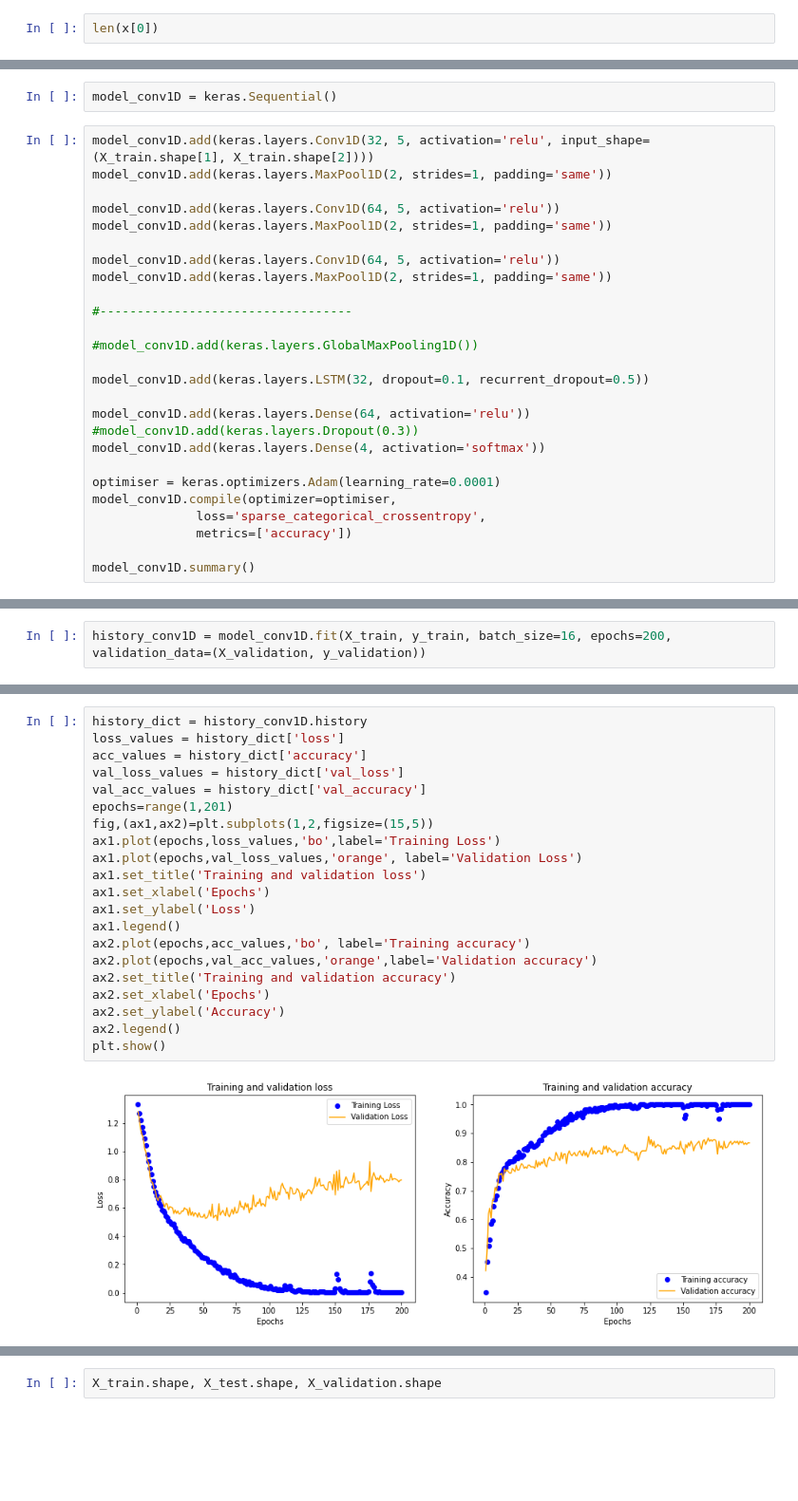
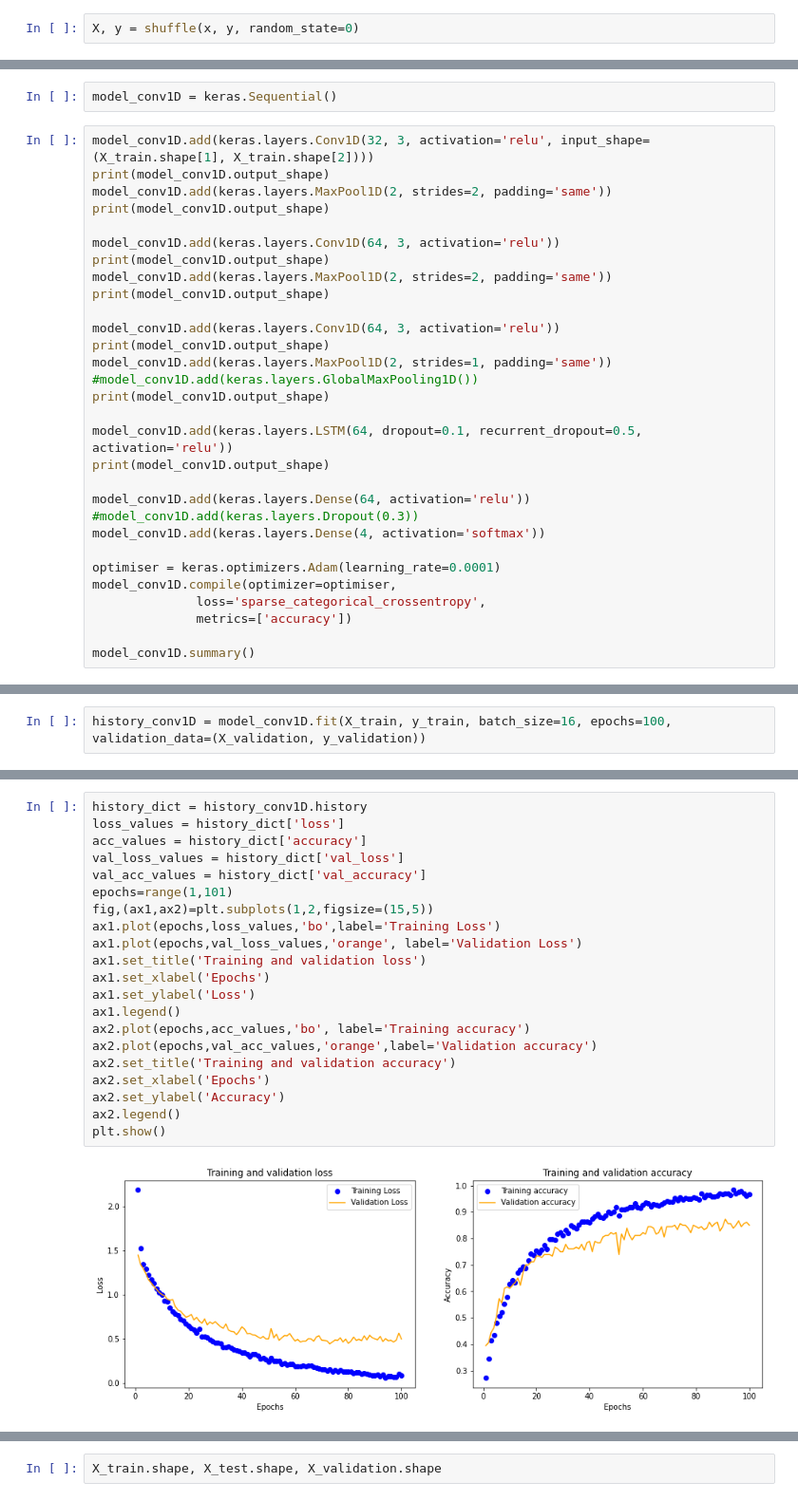
Before and after one commit to Muhammad-Bilal-MB/Socion, a Jupyter notebook: Emotion Detection using ANN and CNN .ipynb, the cells around one changed output, grey strips where cells are left out. Shown at 95% size. Drawn from its saved outputs; the diff is of its cells as text; blank space fills up the shorter version.

```diff
--- a/Emotion Detection using ANN and CNN .ipynb
+++ b/Emotion Detection using ANN and CNN .ipynb
@@ -143,4 +144,4 @@ x, y = load_data(DATA_PATH)
 # %% [output]
 Data succesfully loaded!
 # %%
-len(x[0])
+X, y = shuffle(x, y, random_state=0)
@@ -410,20 +329,24 @@ test_loss_Conv2D, test_acc_Conv2D = model_conv2d_lstm.evaluate(X_test_Conv2D, y_
 # %%
 model_conv1D = keras.Sequential()
 # %%
-model_conv1D.add(keras.layers.Conv1D(32, 5, activation='relu', input_shape=(X_train.shape[1], X_train.shape[2])))
+model_conv1D.add(keras.layers.Conv1D(32, 3, activation='relu', input_shape=(X_train.shape[1], X_train.shape[2])))
+print(model_conv1D.output_shape)
+model_conv1D.add(keras.layers.MaxPool1D(2, strides=2, padding='same'))
+print(model_conv1D.output_shape)
+
+model_conv1D.add(keras.layers.Conv1D(64, 3, activation='relu'))
+print(model_conv1D.output_shape)
+model_conv1D.add(keras.layers.MaxPool1D(2, strides=2, padding='same'))
+print(model_conv1D.output_shape)
+
+model_conv1D.add(keras.layers.Conv1D(64, 3, activation='relu'))
+print(model_conv1D.output_shape)
 model_conv1D.add(keras.layers.MaxPool1D(2, strides=1, padding='same'))
+#model_conv1D.add(keras.layers.GlobalMaxPooling1D())
+print(model_conv1D.output_shape)
 
-model_conv1D.add(keras.layers.Conv1D(64, 5, activation='relu'))
-model_conv1D.add(keras.layers.MaxPool1D(2, strides=1, padding='same'))
-
-model_conv1D.add(keras.layers.Conv1D(64, 5, activation='relu'))
-model_conv1D.add(keras.layers.MaxPool1D(2, strides=1, padding='same'))
-
-#----------------------------------
-
-#model_conv1D.add(keras.layers.GlobalMaxPooling1D())
-
-model_conv1D.add(keras.layers.LSTM(32, dropout=0.1, recurrent_dropout=0.5))
+model_conv1D.add(keras.layers.LSTM(64, dropout=0.1, recurrent_dropout=0.5, activation='relu'))
+print(model_conv1D.output_shape)
 
 model_conv1D.add(keras.layers.Dense(64, activation='relu'))
 #model_conv1D.add(keras.layers.Dropout(0.3))
@@ -454,5 +377,5 @@ Trainable params: 47,748
 Non-trainable params: 0
 _________________________________________________________________
 # %%
-history_conv1D = model_conv1D.fit(X_train, y_train, batch_size=16, epochs=200, validation_data=(X_validation, y_validation))
+history_conv1D = model_conv1D.fit(X_train, y_train, batch_size=16, epochs=100, validation_data=(X_validation, y_validation))
 # %% [output]
@@ -476,26 +399,26 @@ Epoch 200/200
 # %%
 history_dict = history_conv1D.history
 loss_values = history_dict['loss']
 acc_values = history_dict['accuracy']
 val_loss_values = history_dict['val_loss']
 val_acc_values = history_dict['val_accuracy']
-epochs=range(1,201)
+epochs=range(1,101)
 fig,(ax1,ax2)=plt.subplots(1,2,figsize=(15,5))
 ax1.plot(epochs,loss_values,'bo',label='Training Loss')
 ax1.plot(epochs,val_loss_values,'orange', label='Validation Loss')
 ax1.set_title('Training and validation loss')
 ax1.set_xlabel('Epochs')
 ax1.set_ylabel('Loss')
 ax1.legend()
 ax2.plot(epochs,acc_values,'bo', label='Training accuracy')
 ax2.plot(epochs,val_acc_values,'orange',label='Validation accuracy')
 ax2.set_title('Training and validation accuracy')
 ax2.set_xlabel('Epochs')
 ax2.set_ylabel('Accuracy')
 ax2.legend()
 plt.show()
 # %% [output]
-[figure, old version]
+[figure, new version]
 # %%
 test_loss_conv1D, test_acc_conv1D = model_conv1D.evaluate(X_test, y_test)
 # %% [output]
```
Also changed, not shown: parts of 28 cells of this notebook.
